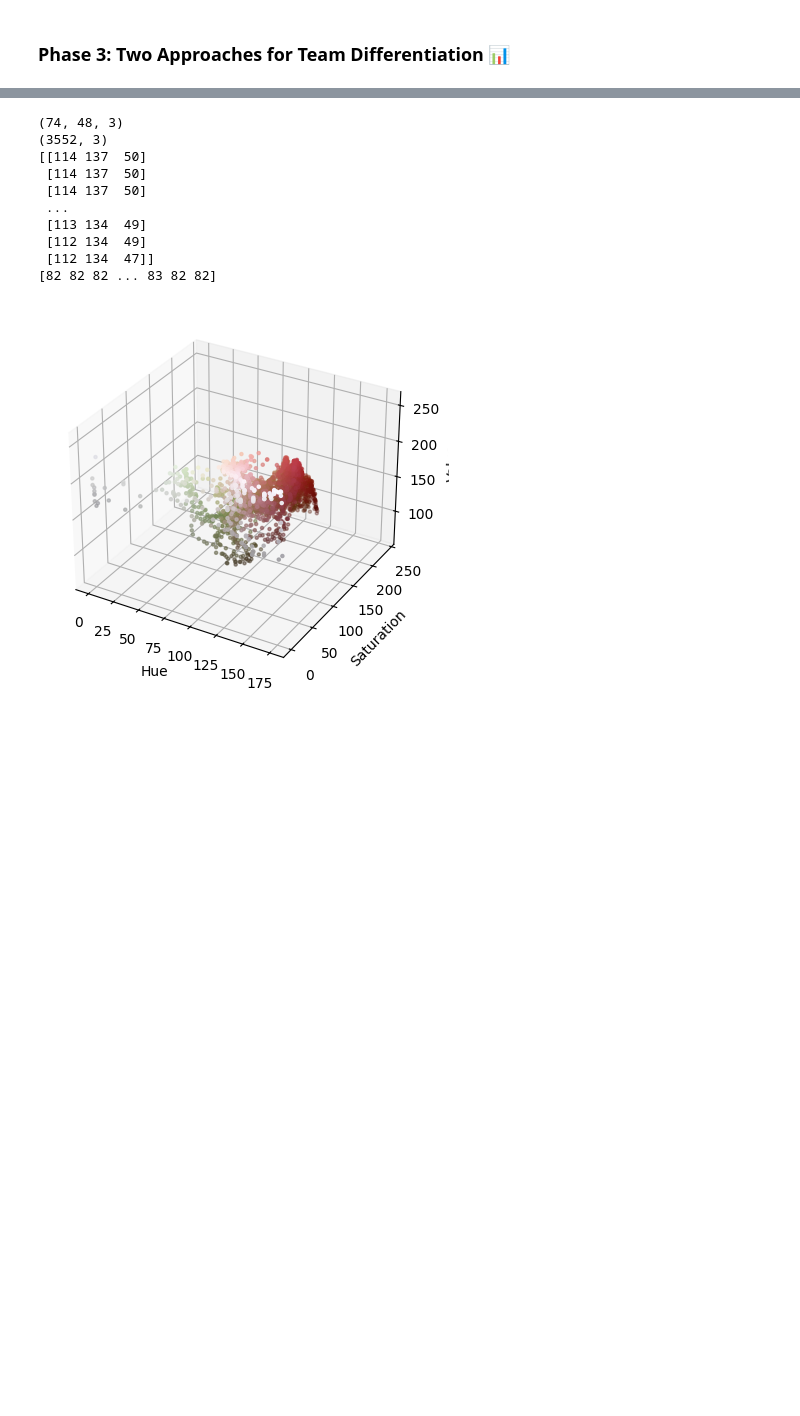
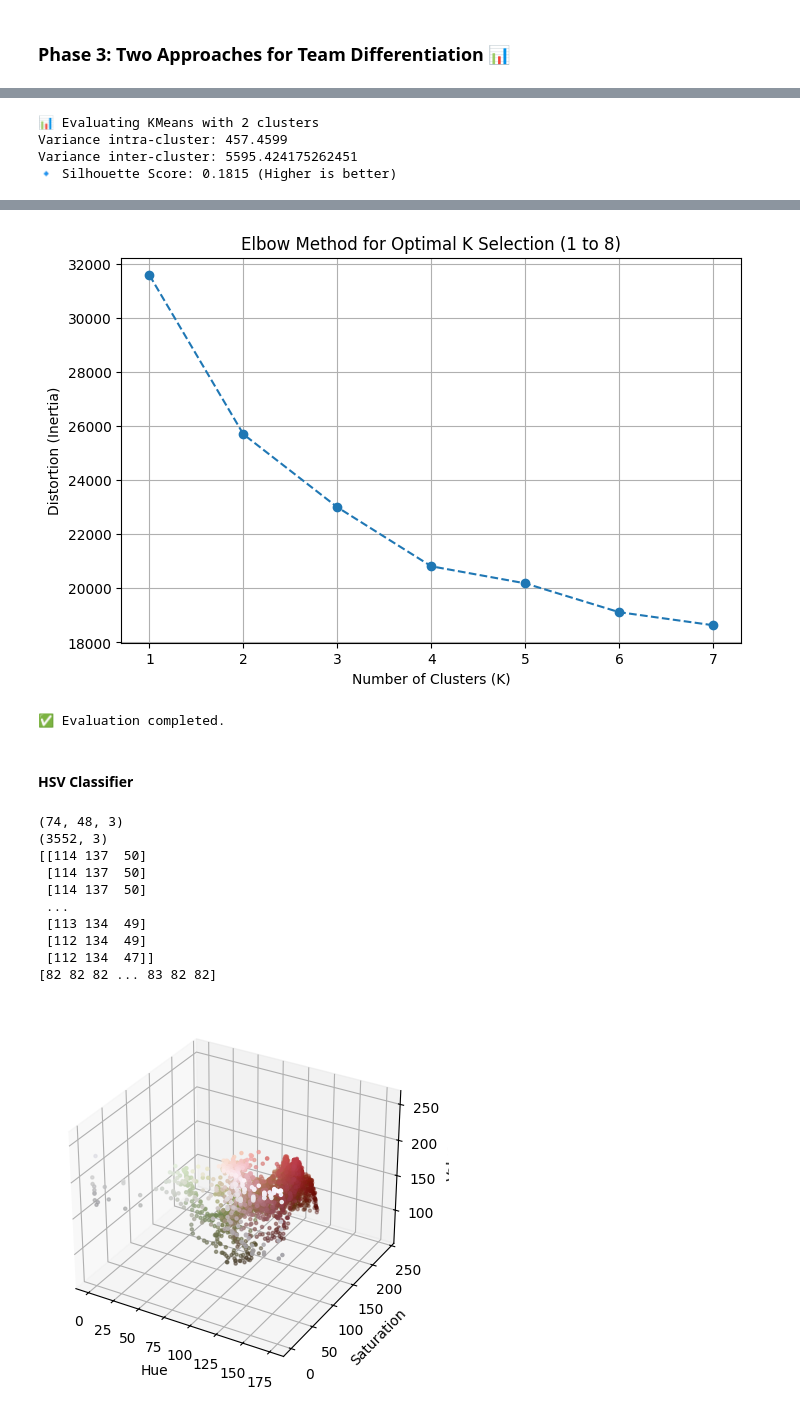
Before and after one commit to alyasltd/FootCVision, a Jupyter notebook: phase3/phase3.ipynb, the cells around one changed output, grey strips where cells are left out. Saved outputs shown, nothing was run; the diff lists cells and outputs as text; code cells hidden in the pictures; blank space fills up the shorter version.

```diff
--- a/phase3/phase3.ipynb
+++ b/phase3/phase3.ipynb
@@ -2,0 +59,7 @@
+# %%
+classifier.evaluate()
+# %% [output]
+📊 Evaluating KMeans with 2 clusters
+Variance intra-cluster: 457.4599
+Variance inter-cluster: 5595.424175262451
+🔹 Silhouette Score: 0.1815 (Higher is better)
@@ -3,3 +67,7 @@
+[figure, added]
+✅ Evaluation completed.
+# %% [markdown]
+#### **HSV Classifier**
 # %%
 import cv2
 import numpy as np
```
Also changed, not shown: parts of 9 cells of this notebook, 1 other file.
